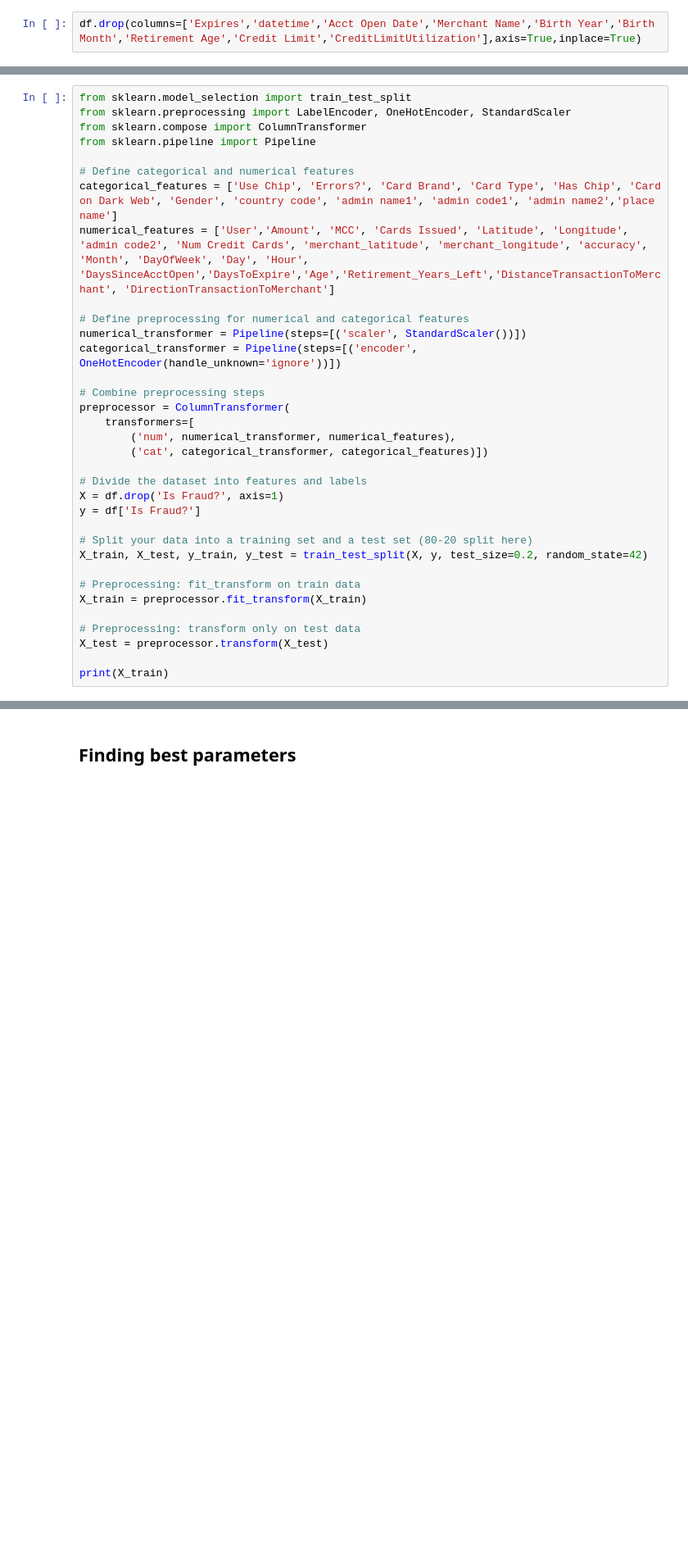
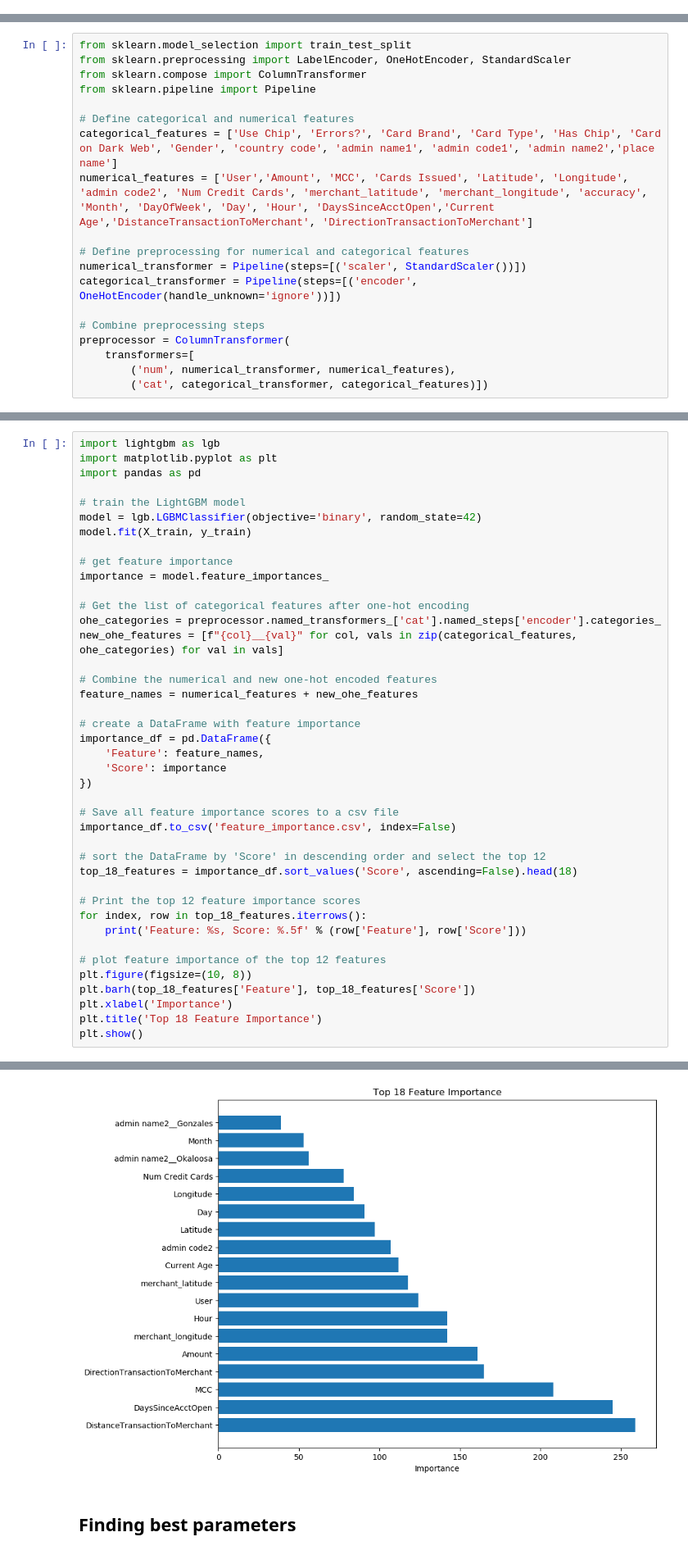
Before and after one commit to vishwanathmuthuraman/Macbook_Master, a Jupyter notebook: main.ipynb, the cells around one changed output, grey strips where cells are left out. Shown: that part at 82% size. Drawn from its saved outputs; the diff is of its cells as text; blank space fills up the shorter version.

```diff
--- a/main.ipynb
+++ b/main.ipynb
@@ -153,2 +161,0 @@ df['Retirement_Years_Left'] = df['Retirement Age'] - (df['datetime'].dt.year - d
-# %%
-df.drop(columns=['Expires','datetime','Acct Open Date','Merchant Name','Birth Year','Birth Month','Retirement Age','Credit Limit','CreditLimitUtilization'],axis=True,inplace=True)
@@ -221,7 +209,7 @@ from sklearn.pipeline import Pipeline
 
 # Define categorical and numerical features
 categorical_features = ['Use Chip', 'Errors?', 'Card Brand', 'Card Type', 'Has Chip', 'Card on Dark Web', 'Gender', 'country code', 'admin name1', 'admin code1', 'admin name2','place name']
-numerical_features = ['User','Amount', 'MCC', 'Cards Issued', 'Latitude', 'Longitude', 'admin code2', 'Num Credit Cards', 'merchant_latitude', 'merchant_longitude', 'accuracy', 'Month', 'DayOfWeek', 'Day', 'Hour', 'DaysSinceAcctOpen','DaysToExpire','Age','Retirement_Years_Left','DistanceTransactionToMerchant', 'DirectionTransactionToMerchant']
+numerical_features = ['User','Amount', 'MCC', 'Cards Issued', 'Latitude', 'Longitude', 'admin code2', 'Num Credit Cards', 'merchant_latitude', 'merchant_longitude', 'accuracy', 'Month', 'DayOfWeek', 'Day', 'Hour', 'DaysSinceAcctOpen','Current Age','DistanceTransactionToMerchant', 'DirectionTransactionToMerchant']
 
 # Define preprocessing for numerical and categorical features
 numerical_transformer = Pipeline(steps=[('scaler', StandardScaler())])
@@ -232,18 +220,3 @@ preprocessor = ColumnTransformer(
     transformers=[
         ('num', numerical_transformer, numerical_features),
         ('cat', categorical_transformer, categorical_features)])
-
-# Divide the dataset into features and labels
-X = df.drop('Is Fraud?', axis=1)
-y = df['Is Fraud?']
-
-# Split your data into a training set and a test set (80-20 split here)
-X_train, X_test, y_train, y_test = train_test_split(X, y, test_size=0.2, random_state=42)
-
-# Preprocessing: fit_transform on train data
-X_train = preprocessor.fit_transform(X_train)
-
-# Preprocessing: transform only on test data
-X_test = preprocessor.transform(X_test)
-
-print(X_train)
@@ -302,0 +242,42 @@ input_test = sess.upload_data(path='test.csv', bucket='sagemaker-us-east-1-95224
+# %%
+import lightgbm as lgb
+import matplotlib.pyplot as plt
+import pandas as pd
+
+# train the LightGBM model
+model = lgb.LGBMClassifier(objective='binary', random_state=42)
+model.fit(X_train, y_train)
+
+# get feature importance
+importance = model.feature_importances_
+
+# Get the list of categorical features after one-hot encoding
+ohe_categories = preprocessor.named_transformers_['cat'].named_steps['encoder'].categories_
+new_ohe_features = [f"{col}__{val}" for col, vals in zip(categorical_features, ohe_categories) for val in vals]
+
+# Combine the numerical and new one-hot encoded features
+feature_names = numerical_features + new_ohe_features
+
+# create a DataFrame with feature importance
+importance_df = pd.DataFrame({
+    'Feature': feature_names,
+    'Score': importance
+})
+
+# Save all feature importance scores to a csv file
+importance_df.to_csv('feature_importance.csv', index=False)
+
+# sort the DataFrame by 'Score' in descending order and select the top 12
+top_18_features = importance_df.sort_values('Score', ascending=False).head(18)
+
+# Print the top 12 feature importance scores
+for index, row in top_18_features.iterrows():
+    print('Feature: %s, Score: %.5f' % (row['Feature'], row['Score']))
+
+# plot feature importance of the top 12 features
+plt.figure(figsize=(10, 8))
+plt.barh(top_18_features['Feature'], top_18_features['Score'])
+plt.xlabel('Importance')
+plt.title('Top 18 Feature Importance')
+plt.show()
+# %% [output]
@@ -303,3 +301,4 @@ input_test = sess.upload_data(path='test.csv', bucket='sagemaker-us-east-1-95224
+[figure, added]
 # %% [markdown]
 ## Finding best parameters
 # %%
```
Also changed, not shown: parts of 23 cells of this notebook, 1 other file.
